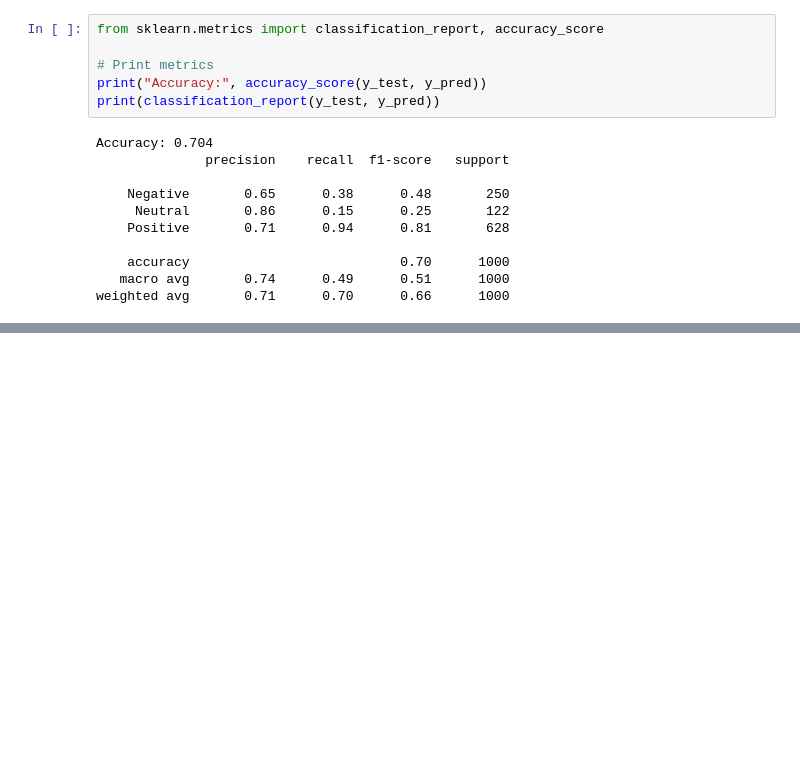
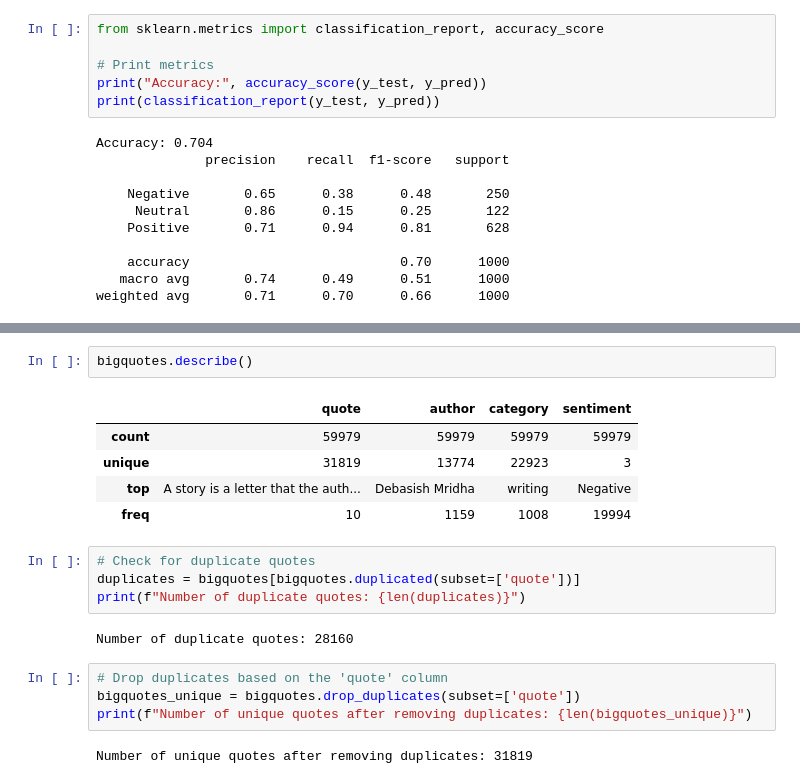
Before and after one commit to JamesAdeshina/Sentiment-Based_Quote_Generator, a Jupyter notebook: app.ipynb, the cells around one changed output, grey strips where cells are left out. Cells and saved outputs as stored; diff of their text form; blank space fills up the shorter version.

```diff
--- a/app.ipynb
+++ b/app.ipynb
@@ -362,0 +401,20 @@ weighted avg       0.71      0.70      0.66      1000
+# %%
+bigquotes.describe()
+# %% [output]
+|  | quote | author | category | sentiment |
+| count | 59979 | 59979 | 59979 | 59979 |
+| unique | 31819 | 13774 | 22923 | 3 |
+| top | A story is a letter that the auth... | Debasish Mridha | writing | Negative |
+| freq | 10 | 1159 | 1008 | 19994 |
+# %%
+# Check for duplicate quotes
+duplicates = bigquotes[bigquotes.duplicated(subset=['quote'])]
+print(f"Number of duplicate quotes: {len(duplicates)}")
+# %% [output]
+Number of duplicate quotes: 28160
+# %%
+# Drop duplicates based on the 'quote' column
+bigquotes_unique = bigquotes.drop_duplicates(subset=['quote'])
+print(f"Number of unique quotes after removing duplicates: {len(bigquotes_unique)}")
+# %% [output]
+Number of unique quotes after removing duplicates: 31819
```
Also changed, not shown: parts of 16 cells of this notebook, 6 other files.
